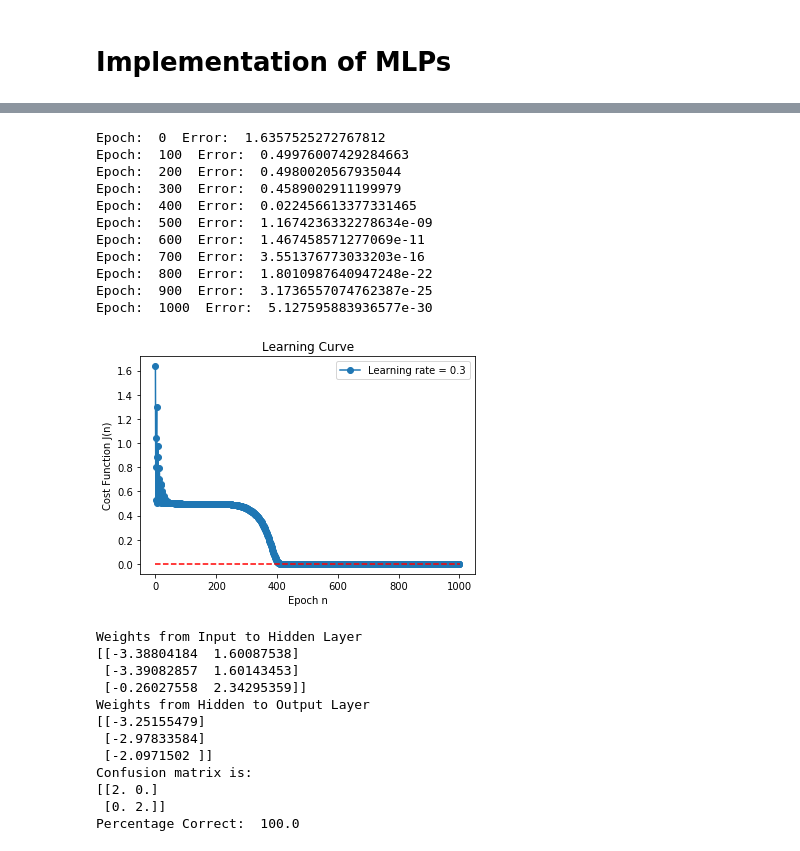
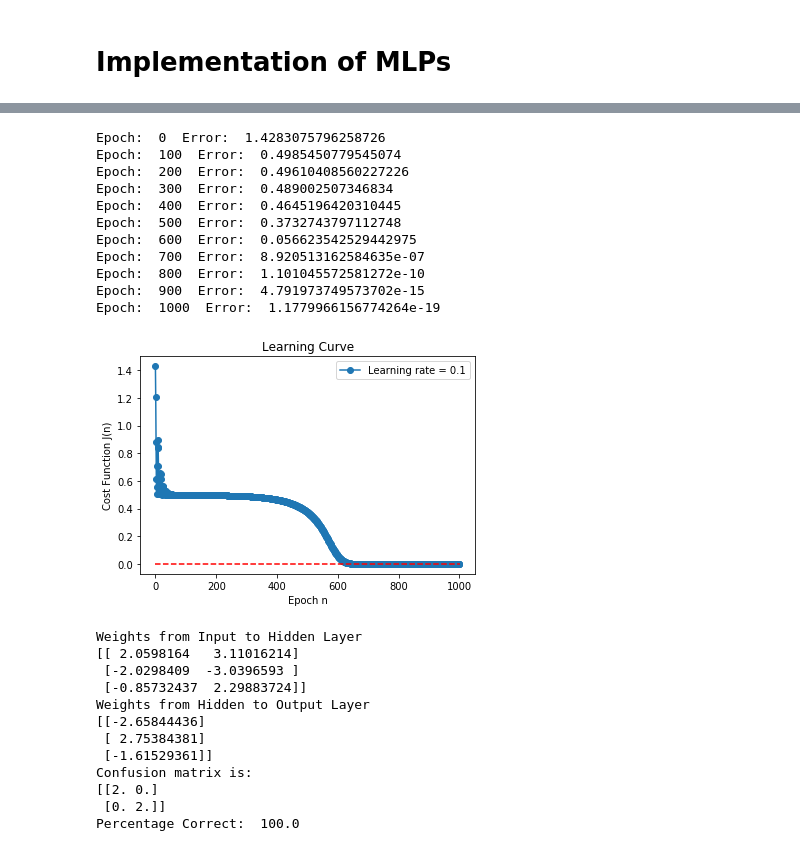
Before and after one commit to aysegulbumin/Lectures, a Jupyter notebook: Lecture 19 - Implementation of MLPs/Lecture 19.ipynb, the cells around one changed output, grey strips where cells are left out. Saved outputs shown, nothing was run; the diff lists cells and outputs as text; code cells hidden in the pictures.

```diff
--- a/Lecture 19 - Implementation of MLPs/Lecture 19.ipynb
+++ b/Lecture 19 - Implementation of MLPs/Lecture 19.ipynb
@@ -472,34 +473,34 @@ Percentage Correct:  100.0
 # %%
 xordata = np.array([[0,0,0],[0,1,1],[1,0,1],[1,1,0]])
 
 p = mlp(xordata[:,0:2],xordata[:,2:3],2,momentum=0.9)
-w1, w2 = p.mlptrain(xordata[:,0:2],xordata[:,2:3],0.3,1001)
+w1, w2 = p.mlptrain(xordata[:,0:2],xordata[:,2:3],0.1,1001)
 print("Weights from Input to Hidden Layer")
 print(w1)
 print("Weights from Hidden to Output Layer")
 print(w2)
 p.confmat(xordata[:,0:2],xordata[:,2:3])
 # %% [output]
-Epoch:  0  Error:  1.6357525272767812
-Epoch:  100  Error:  0.49976007429284663
-Epoch:  200  Error:  0.4980020567935044
-Epoch:  300  Error:  0.4589002911199979
-Epoch:  400  Error:  0.022456613377331465
-Epoch:  500  Error:  1.1674236332278634e-09
-Epoch:  600  Error:  1.467458571277069e-11
-Epoch:  700  Error:  3.551376773033203e-16
-Epoch:  800  Error:  1.8010987640947248e-22
-Epoch:  900  Error:  3.1736557074762387e-25
-Epoch:  1000  Error:  5.127595883936577e-30
+Epoch:  0  Error:  1.4283075796258726
+Epoch:  100  Error:  0.4985450779545074
+Epoch:  200  Error:  0.49610408560227226
+Epoch:  300  Error:  0.489002507346834
+Epoch:  400  Error:  0.4645196420310445
+Epoch:  500  Error:  0.3732743797112748
+Epoch:  600  Error:  0.056623542529442975
+Epoch:  700  Error:  8.920513162584635e-07
+Epoch:  800  Error:  1.101045572581272e-10
+Epoch:  900  Error:  4.791973749573702e-15
+Epoch:  1000  Error:  1.1779966156774264e-19
-[figure, old version]
+[figure, new version]
 Weights from Input to Hidden Layer
-[[-3.38804184  1.60087538]
- [-3.39082857  1.60143453]
- [-0.26027558  2.34295359]]
+[[ 2.0598164   3.11016214]
+ [-2.0298409  -3.0396593 ]
+ [-0.85732437  2.29883724]]
 Weights from Hidden to Output Layer
-[[-3.25155479]
- [-2.97833584]
- [-2.0971502 ]]
+[[-2.65844436]
+ [ 2.75384381]
+ [-1.61529361]]
 Confusion matrix is:
 [[2. 0.]
  [0. 2.]]
```
Also changed, not shown: parts of 6 cells of this notebook.
